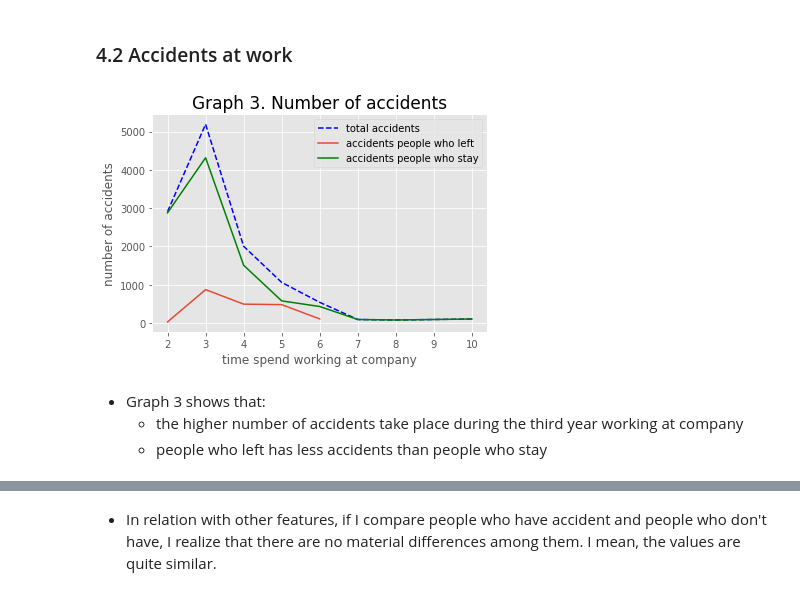
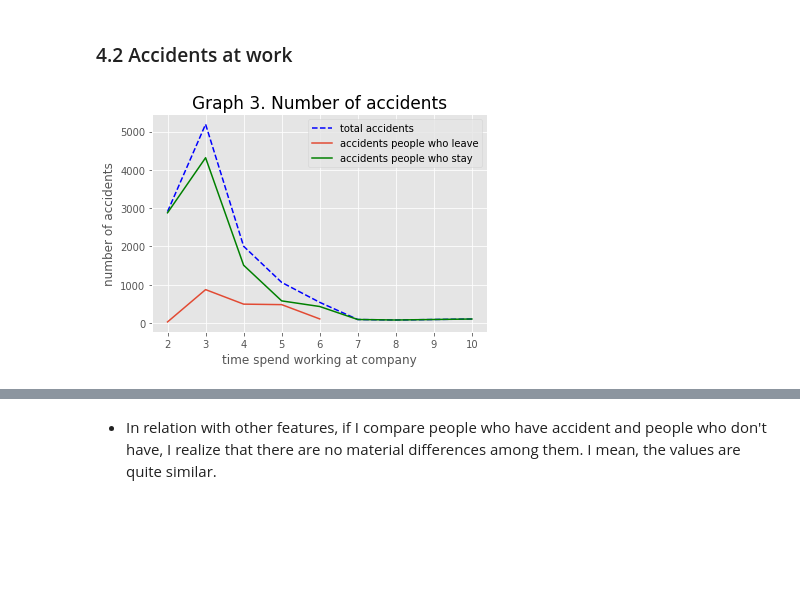
Before and after one commit to MariaGamero/TFM-ReasonsforEmployeeTurnover, a Jupyter notebook: Employee_retention.ipynb, the cells around one changed output, grey strips where cells are left out. Cells and saved outputs as stored; diff of their text form; code cells hidden in the pictures; blank space fills up the shorter version.

```diff
--- a/Employee_retention.ipynb
+++ b/Employee_retention.ipynb
@@ -253,21 +247,18 @@ Conclusions:
 # %% [markdown]
 ### 4.2 Accidents at work
 # %%
-accidents_by_year=hr_no_dupl.groupby('time_spend_company')['Work_accident'].count()
+accidents_by_year=df_cleaned.groupby('time_spend_company')['Work_accident'].count()
+#graph
 plt.plot(accidents_by_year,'b--',label='total accidents')
-plt.plot(people_who_leave.groupby('time_spend_company')['Work_accident'].count(),label='accidents people who left')
+plt.plot(people_who_leave.groupby('time_spend_company')['Work_accident'].count(),label='accidents people who leave')
 plt.plot(people_who_stay.groupby('time_spend_company')['Work_accident'].count(),label='accidents people who stay',color='green')
 plt.xlabel('time spend working at company')
 plt.ylabel('number of accidents')
 plt.legend()
 plt.title("Graph 3. Number of accidents", fontsize = 17)
 plt.show()
 # %% [output]
-[figure, old version]
+[figure, new version]
-# %% [markdown]
-* Graph 3 shows that:
-    - the higher number of accidents take place during the third year working at company
-    - people who left has less accidents than people who stay
 # %%
 hr_no_dupl.groupby('Work_accident').mean()
 # %% [output]
```
Also changed, not shown: parts of 23 cells of this notebook.
